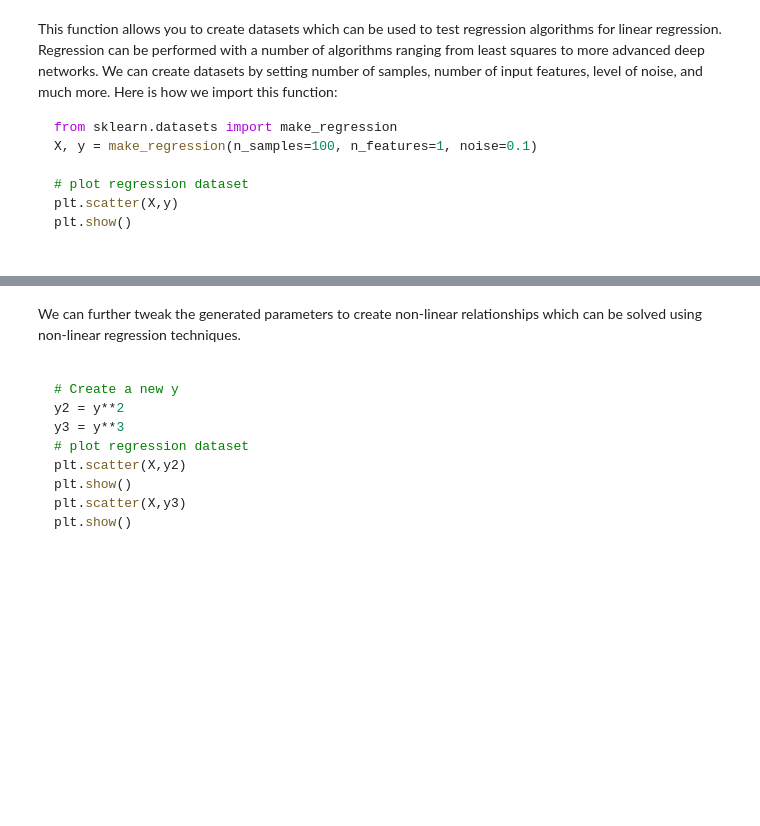
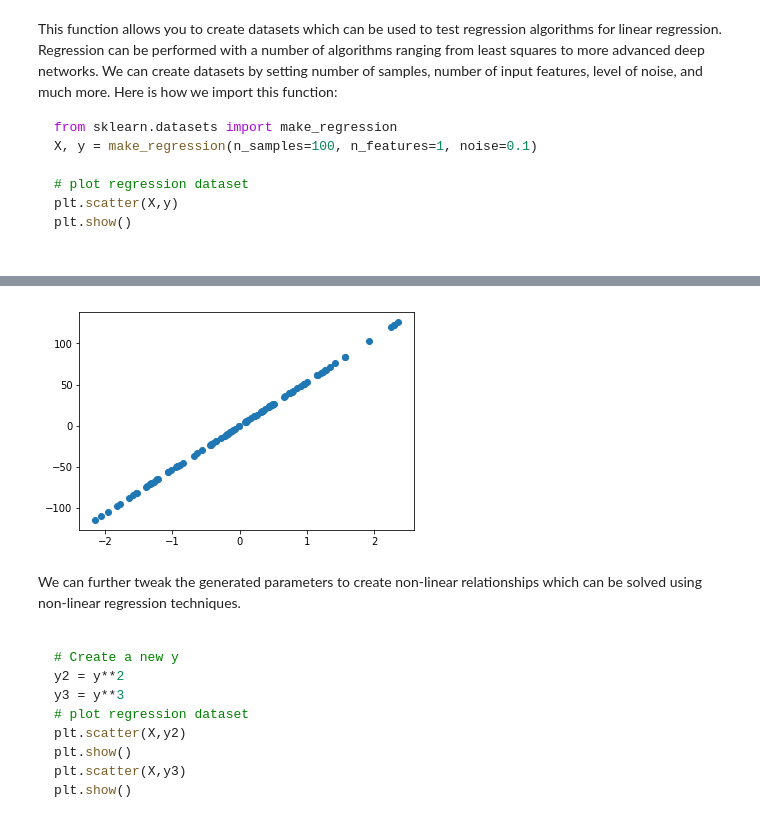
Before and after one commit to hlevymyers/dsc-generating-data-dc-ds-career-042219, a Jupyter notebook: index.ipynb, the cells around one changed output, grey strips where cells are left out. Cells and saved outputs as stored; diff of their text form; code cells hidden in the pictures; blank space fills up the shorter version.

```diff
--- a/index.ipynb
+++ b/index.ipynb
@@ -142,3 +138,8 @@ X, y = make_regression(n_samples=100, n_features=1, noise=0.1)
+# %%
+plt.scatter(X,y)
+plt.show()
+# %% [output]
+[figure, added]
 # %% [markdown]
 We can further tweak the generated parameters to create non-linear relationships which can be solved using non-linear regression techniques.
 
```
Also changed, not shown: parts of 1 cell of this notebook.
